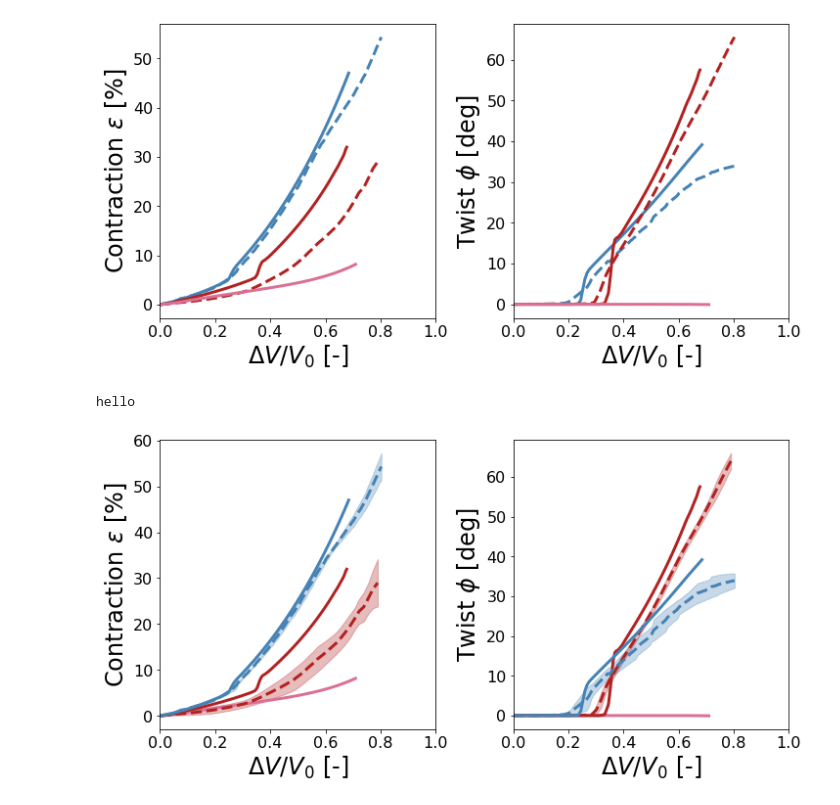
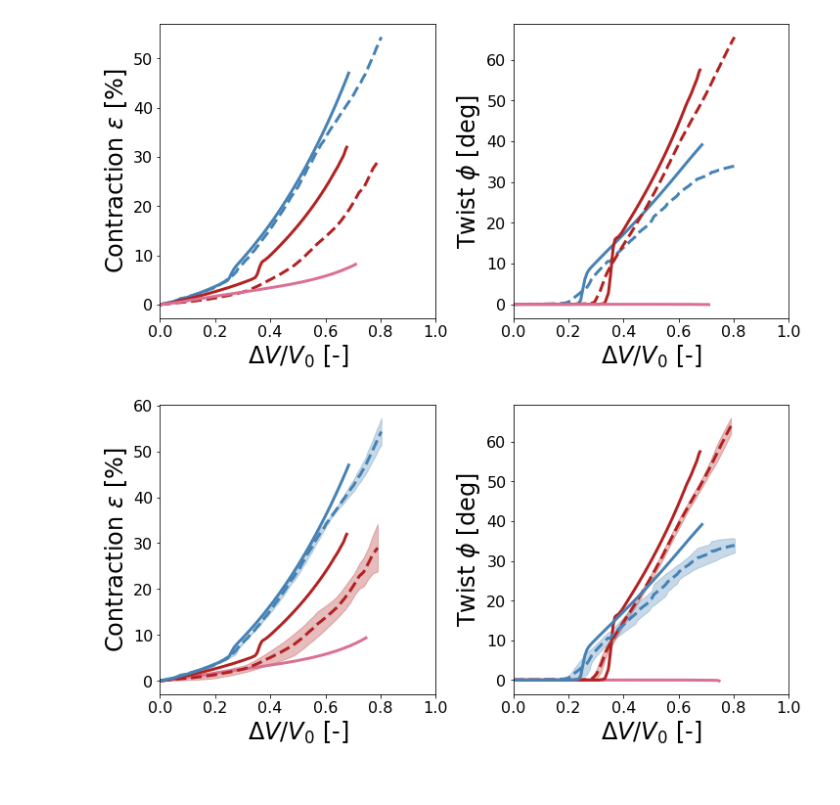
Before and after one commit to bertoldi-collab/buckling-cylinders, a Jupyter notebook: figure_making_paper.ipynb, the cells around one changed output. Cells and saved outputs as stored; diff of their text form; code cells hidden in the pictures.

Commit message:
updated 2folds for figure making

```diff
--- a/figure_making_paper.ipynb
+++ b/figure_making_paper.ipynb
@@ -811,17 +810,16 @@ fig.savefig(f'{folder_out}/twist_cont_4_3.png', dpi = 300)
 # %%
 fig, ax = plt.subplots(1,2,figsize = figsize_two, constrained_layout = True)
 
-plot_sim_dv(ax, 2, idx_end = -38)
+plot_sim_dv(ax, 2, idx_end = 0)
 
 plot_exp_dv(ax, 3, 8)
 plot_sim_dv(ax, 3, flip = -1, idx_end = -1)
 
 plot_exp_dv(ax, 4)
 plot_sim_dv(ax, 4, idx_end = -6)
 
 
 improve_plot_multi(ax, xlabel = '$\Delta V/V_0$ [-]', ylabel = [r'Contraction $\varepsilon$ [%]', 'Twist $\phi$ [deg]'], xlim_left = 0, xlim_right = 1)
 fig.savefig(f'{folder_out}/twist_cont_4_3.png', dpi = 300)
 # %% [output]
-hello
-[figure, old version]
+[figure, new version]
```
Also changed, not shown: parts of 2 cells of this notebook, 1 other file.
